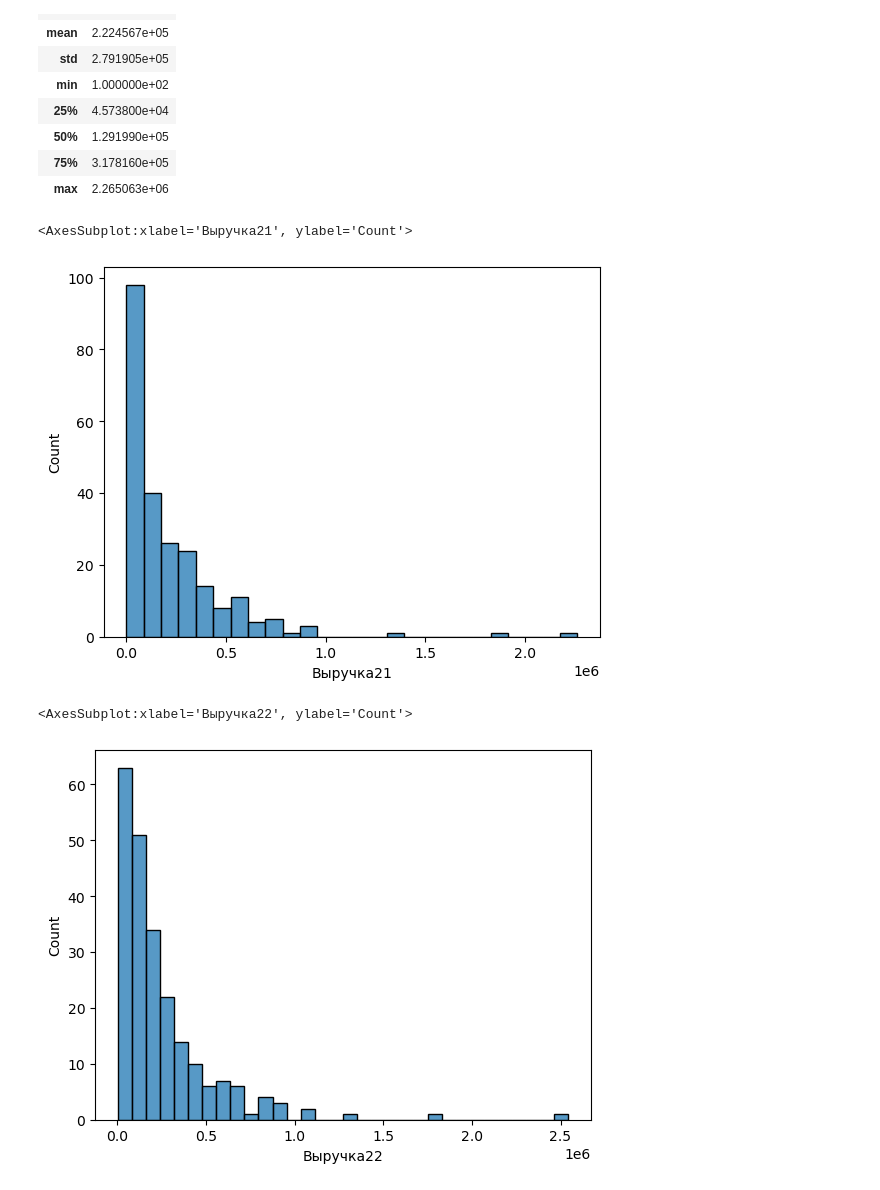
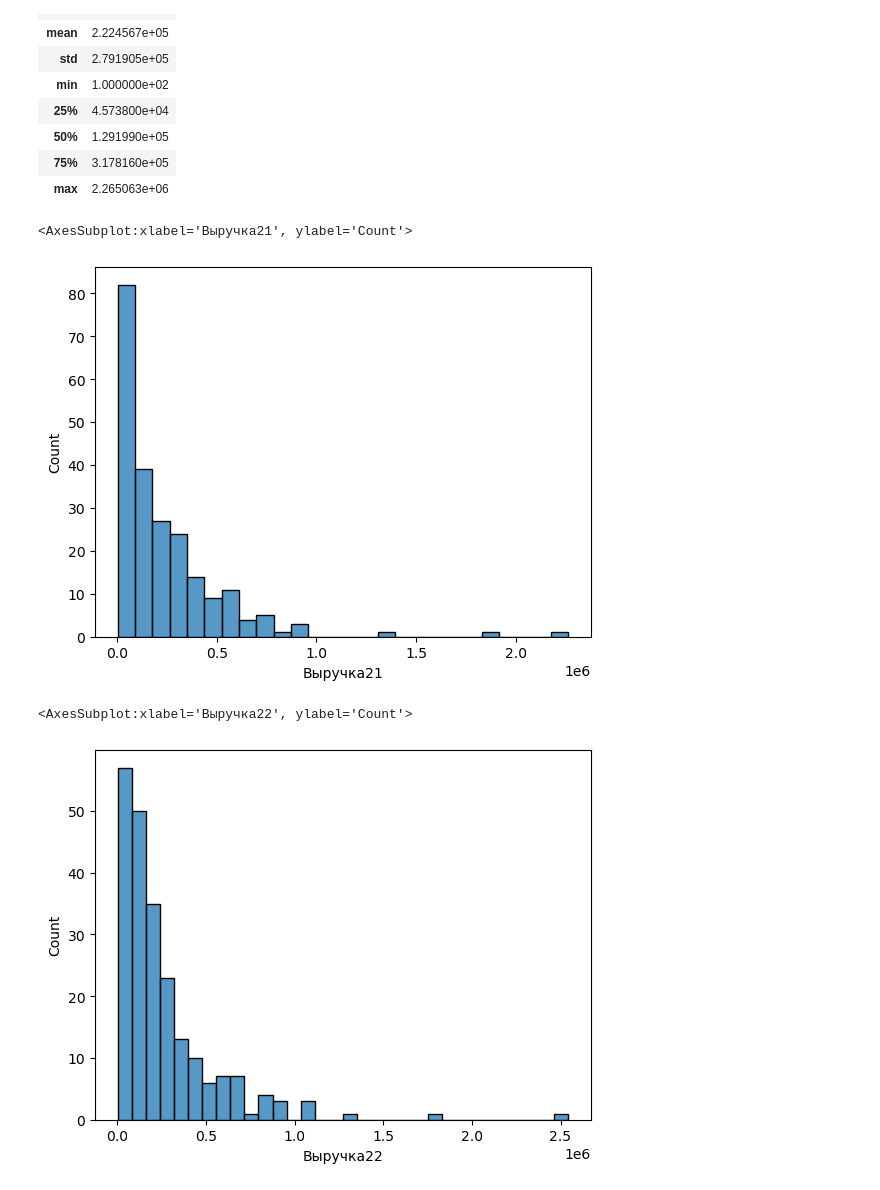
Before and after one commit to Ylika/analizz, a Jupyter notebook: Analizz.ipynb, the cells around one changed output. Drawn from its saved outputs; the diff is of its cells as text; code cells hidden in the pictures.

```diff
--- a/Analizz.ipynb
+++ b/Analizz.ipynb
@@ -37,5 +39,7 @@ data2122.head(10)
 | 8 | Здоровье ООО г.Свободный | 551035.0 | 277737.00 |
 | 9 | МАХАОН ООО Еврейская область п.Ни... | 539421.0 | 93353.00 |
 # %%
+#drop NA and fill the cells 0
+data21_22 = data2122.dropna()
 data2122 = data2122.fillna(0)
 # %%
@@ -92,13 +97,13 @@ data2021.describe()
 # %%
 import seaborn as sns
 # %%
-sns.histplot(data2021['Выручка21'])
+sns.histplot(data21_22['Выручка21'])
 # %% [output]
 <AxesSubplot:xlabel='Выручка21', ylabel='Count'>
-[figure, old version]
+[figure, new version]
 # %%
-sns.histplot(data2022['Выручка22'])
+sns.histplot(data21_22['Выручка22'])
 # %% [output]
 <AxesSubplot:xlabel='Выручка22', ylabel='Count'>
-[figure, old version]
+[figure, new version]
 # %%
```
Also changed, not shown: parts of 16 cells of this notebook, 2 other files.
